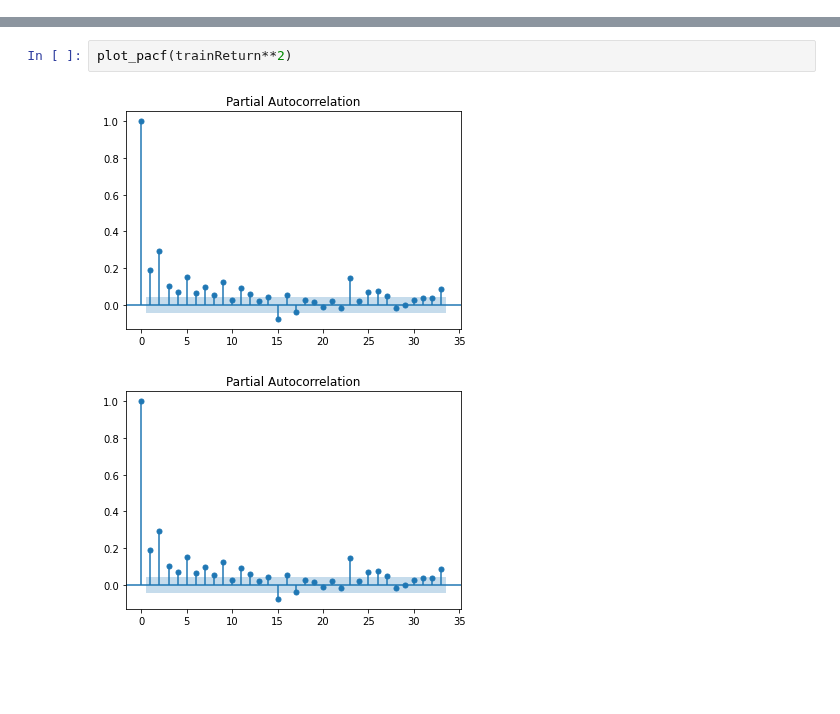
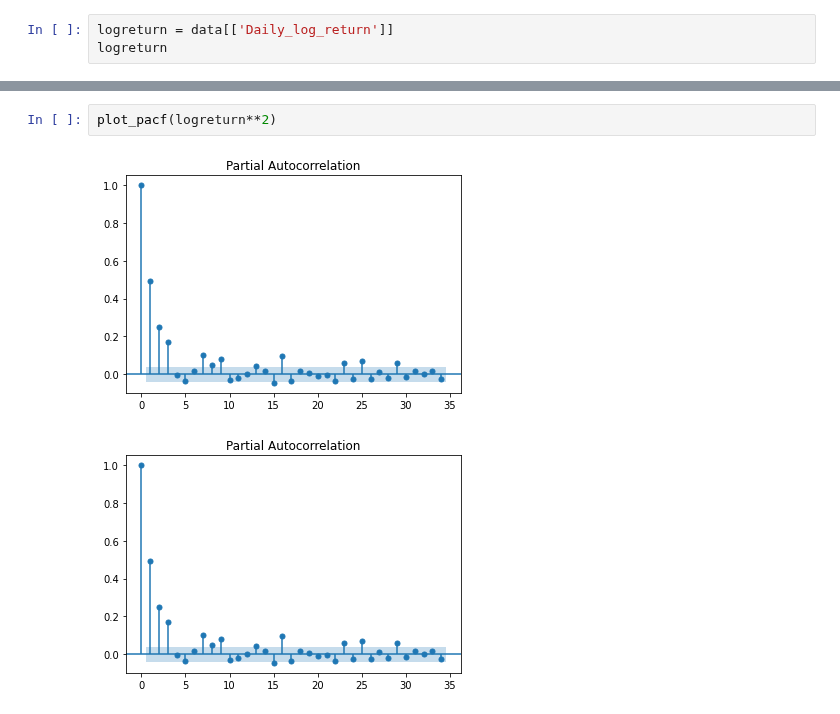
Before and after one commit to eddie8615/cs_project, a Jupyter notebook: garch_model_selection.ipynb, the cells around one changed output, grey strips where cells are left out. Cells and saved outputs as stored; diff of their text form; blank space fills up the shorter version.

```diff
--- a/garch_model_selection.ipynb
+++ b/garch_model_selection.ipynb
@@ -63,0 +94,3 @@ trainReturn
+# %%
+logreturn = data[['Daily_log_return']]
+logreturn
@@ -64,5 +111,5 @@ trainReturn
 # %%
-plot_pacf(trainReturn**2)
+plot_pacf(logreturn**2)
 # %% [output]
-[figure, old version]
+[figure, new version]
-[figure, old version]
+[figure, new version]
```
Also changed, not shown: parts of 37 cells of this notebook, 2 other files.
